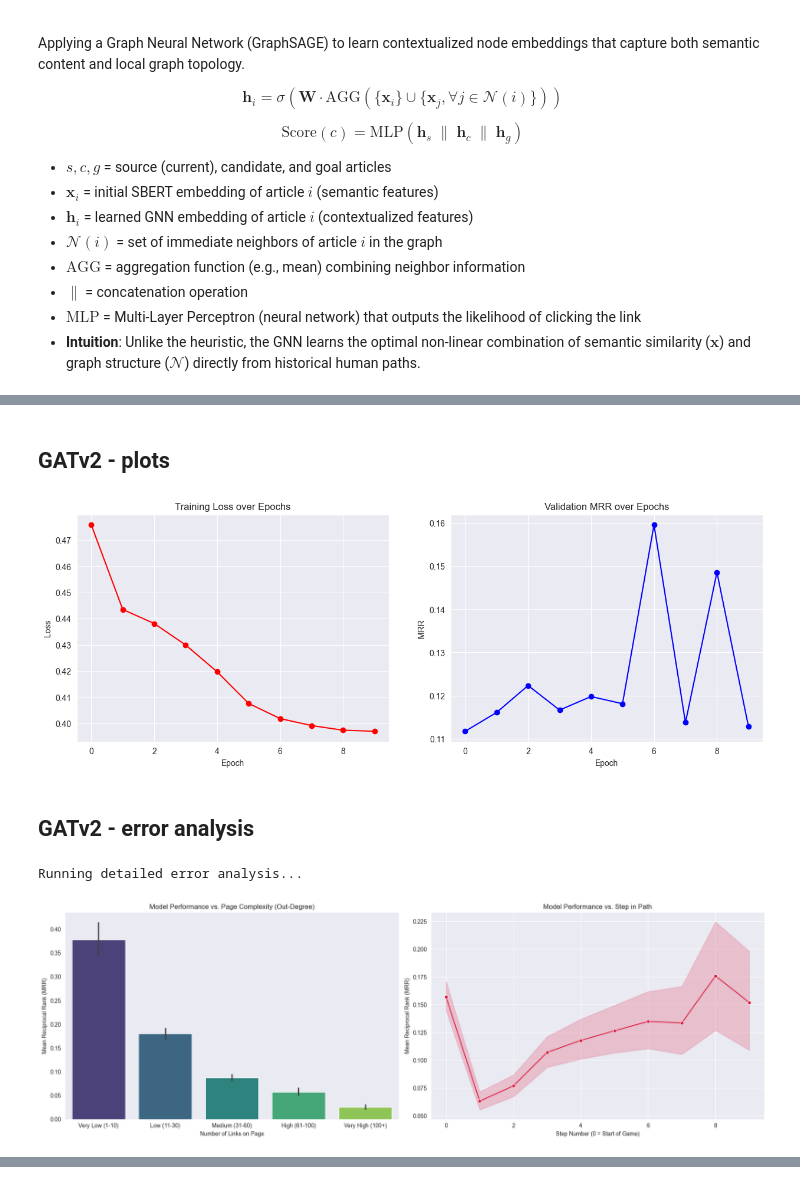
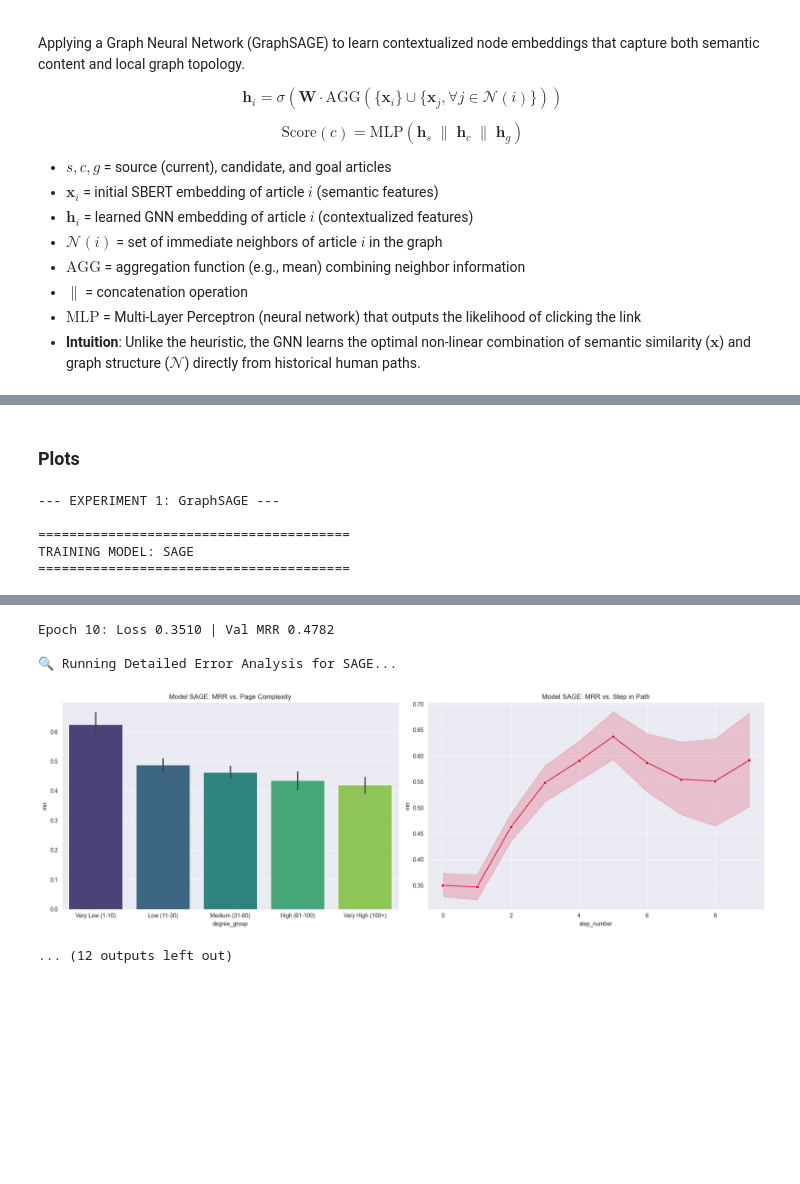
Before and after one commit to au-nlp/project-milestone-p2-group2, a Jupyter notebook: main.ipynb, the cells around one changed output, grey strips where cells are left out. Saved outputs shown, nothing was run; the diff lists cells and outputs as text; code cells hidden in the pictures; blank space fills up the shorter version.

```diff
--- a/main.ipynb
+++ b/main.ipynb
@@ -678,36 +675,0 @@ $$
-# %%
-# Graph building
-pyg_data, article_id_to_idx = create_pyg_graph(articles_df, links_df, embedding_map)
-
-if torch.backends.mps.is_available():
-    device = torch.device("mps")
-elif torch.cuda.is_available():
-    device = torch.device("cuda")
-else:
-    device = torch.device("cpu")
-
-pyg_data = pyg_data.to(device)
-
-print(f"Running on device: {device}")
-
-# Models Init
-sage_model = SageConvGNN(
-    in_channels=384,
-    hidden_channels=256,
-    out_channels=128
-).to(device)
-
-print("GraphSage model initialized.")
-
-gat_v2_model = GatV2ConvGNN(
-    in_channels=384,
-    hidden_channels=128,
-    out_channels=64
-).to(device)
-
-print("GatV2 model initialized.")
-
-optimizer = optim.Adam(model.parameters(), lr=0.0005, weight_decay=1e-4)
-criterion = torch.nn.BCEWithLogitsLoss() # Binary Cross Entropy
-
-print("Models initialized.")
@@ -839,19 +745,14 @@ END OF EPOCH 5 | Loss: 0.4197 | Val MRR: 0.1198
-# %% [markdown]
-## GATv2 - plots
-# %%
-print("Creating training history plots (GATv2)...")
-plot_training_history(history, "GATv2")
-# %% [output]
-[figure, removed]
-# %% [markdown]
-## GATv2 - error analysis
-# %%
-print("Running detailed error analysis (GATv2)...")
-analysis_df = run_detailed_error_analysis(
-    model, pyg_data, val_paths_df, article_id_to_idx, links_map, device
-)
-
-plot_error_analysis(analysis_df, "GATv2")
-# %% [output]
-Running detailed error analysis...
-[figure, removed]
+# %% [markdown]
+### Plots
+# %%
+print("\n--- EXPERIMENT 1: GraphSAGE ---")
+hist_sage, model_sage, final_mrr_sage = train_and_analyze("SAGE", epochs=NUM_EPOCHS)
+
+print("\n--- EXPERIMENT 2: GATv2 ---")
+hist_gat, model_gat, final_mrr_gat = train_and_analyze("GAT", epochs=NUM_EPOCHS)
+# %% [output]
+--- EXPERIMENT 1: GraphSAGE ---
+
+========================================
+TRAINING MODEL: SAGE
+========================================
@@ -857,0 +768,5 @@ Running detailed error analysis...
+Epoch 10: Loss 0.3510 | Val MRR 0.4782
+
+🔍 Running Detailed Error Analysis for SAGE...
+[figure, added]
+... (12 outputs left out)
```
Also changed, not shown: parts of 15 cells of this notebook, 5 other files.
